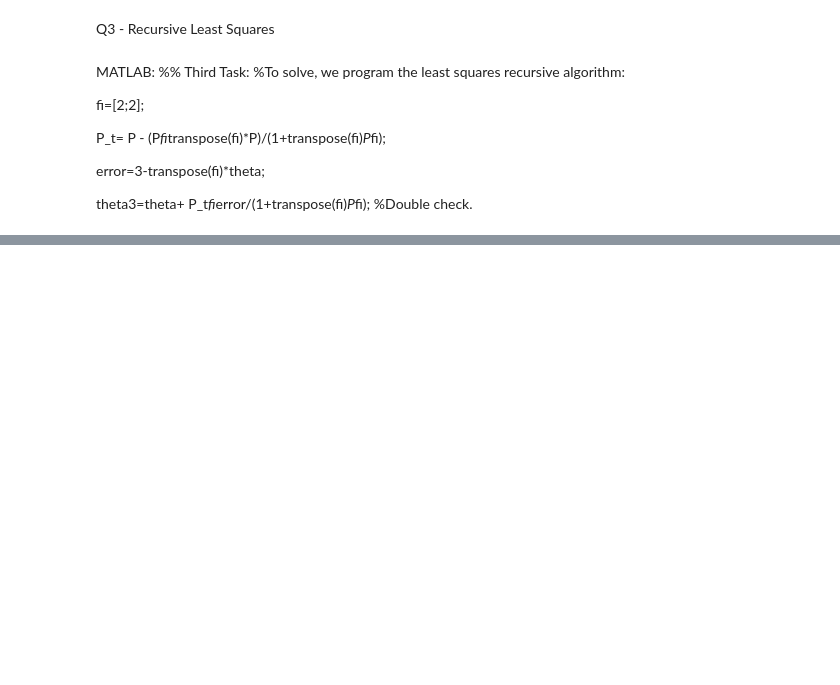
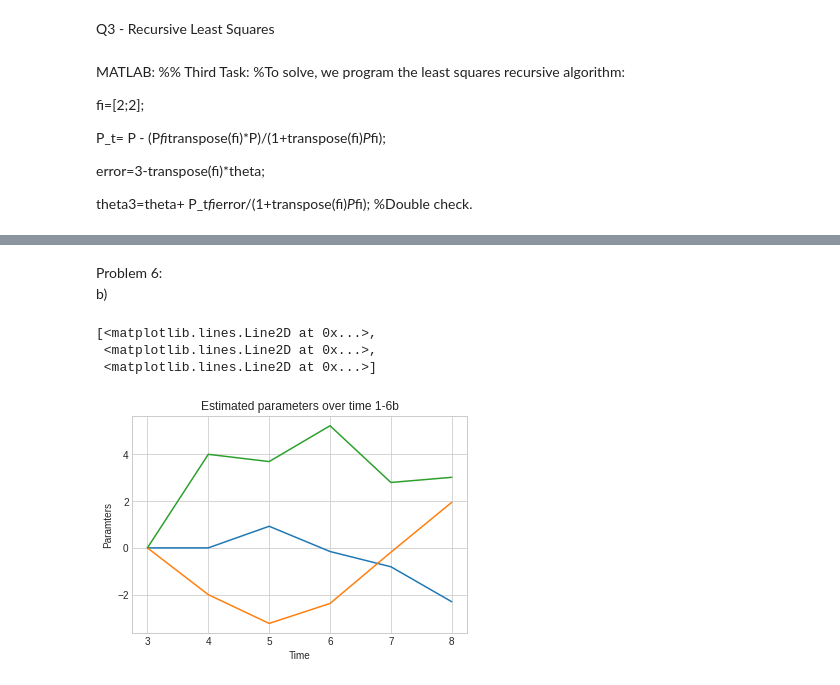
Before and after one commit to rooksandkings/me8873sta, a Jupyter notebook: HW1.ipynb, the cells around one changed output, grey strips where cells are left out. Saved outputs shown, nothing was run; the diff lists cells and outputs as text; code cells hidden in the pictures; blank space fills up the shorter version.

```diff
--- a/HW1.ipynb
+++ b/HW1.ipynb
@@ -579,0 +580,23 @@ P, theta = rls(y_test, u_test, alpha, m)
+# %% [markdown]
+Problem 6:<br>
+b)
+# %%
+alpha = 0.99 # faster alpha
+m = 3 # third order FIR model
+P, theta = rls(y_3, u_3, alpha, m)
+
+fig = plt.figure()
+ax = plt.axes()
+
+plt.title("Estimated parameters over time 1-6b")
+plt.xlabel("Time")
+plt.ylabel("Paramters");
+
+x = np.linspace(m, len(y_3) + m - 1, len(y_3))
+y = np.concatenate(theta, axis=1)
+ax.plot(x, y.T)
+# %% [output]
+[<matplotlib.lines.Line2D at 0x...>,
+ <matplotlib.lines.Line2D at 0x...>,
+ <matplotlib.lines.Line2D at 0x...>]
+[figure, added]
```
Also changed, not shown: parts of 8 cells of this notebook.
